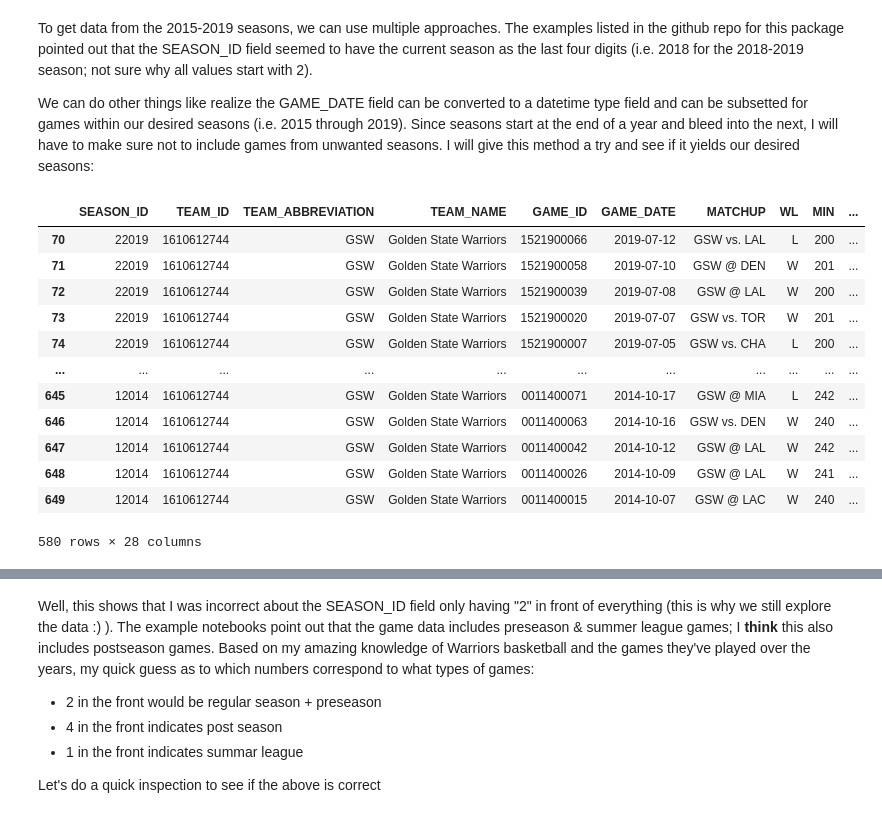
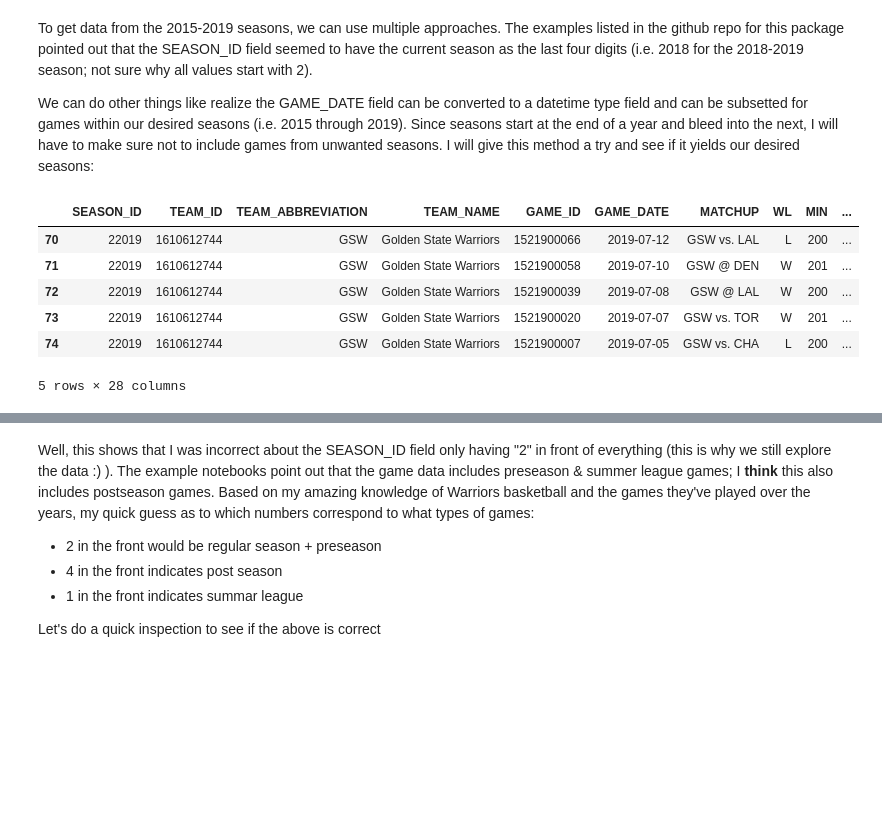
Before and after one commit to njfritter/Characteristic-Based-Time-Series-Clustering, a Jupyter notebook: rCode2012/notebooks/nba_data_gsw_dynasty_games_exploratory_analysis.ipynb, the cells around one changed output, grey strips where cells are left out. Saved outputs shown, nothing was run; the diff lists cells and outputs as text; code cells hidden in the pictures; blank space fills up the shorter version.

```diff
--- a/rCode2012/notebooks/nba_data_gsw_dynasty_games_exploratory_analysis.ipynb
+++ b/rCode2012/notebooks/nba_data_gsw_dynasty_games_exploratory_analysis.ipynb
@@ -61,22 +57,16 @@ We can do other things like realize the GAME_DATE field can be converted to a da
 # %%
 import pandas as pd
 games['GAME_DATE'] = pd.to_datetime(games['GAME_DATE'])
 dynasty_games = games.loc[(games['GAME_DATE'] > '2014-09-01') & (games['GAME_DATE'] < '2019-09-01'),:]
-dynasty_games
+display(dynasty_games.head(5))
 # %% [output]
 |  | SEASON_ID | TEAM_ID | TEAM_ABBREVIATION | TEAM_NAME | GAME_ID | GAME_DATE | MATCHUP | WL | MIN | ... |
 | 70 | 22019 | 1610612744 | GSW | Golden State Warriors | 1521900066 | 2019-07-12 | GSW vs. LAL | L | 200 | ... |
 | 71 | 22019 | 1610612744 | GSW | Golden State Warriors | 1521900058 | 2019-07-10 | GSW @ DEN | W | 201 | ... |
 | 72 | 22019 | 1610612744 | GSW | Golden State Warriors | 1521900039 | 2019-07-08 | GSW @ LAL | W | 200 | ... |
 | 73 | 22019 | 1610612744 | GSW | Golden State Warriors | 1521900020 | 2019-07-07 | GSW vs. TOR | W | 201 | ... |
 | 74 | 22019 | 1610612744 | GSW | Golden State Warriors | 1521900007 | 2019-07-05 | GSW vs. CHA | L | 200 | ... |
-| ... | ... | ... | ... | ... | ... | ... | ... | ... | ... | ... |
-| 645 | 12014 | 1610612744 | GSW | Golden State Warriors | 0011400071 | 2014-10-17 | GSW @ MIA | L | 242 | ... |
-| 646 | 12014 | 1610612744 | GSW | Golden State Warriors | 0011400063 | 2014-10-16 | GSW vs. DEN | W | 240 | ... |
-| 647 | 12014 | 1610612744 | GSW | Golden State Warriors | 0011400042 | 2014-10-12 | GSW @ LAL | W | 242 | ... |
-| 648 | 12014 | 1610612744 | GSW | Golden State Warriors | 0011400026 | 2014-10-09 | GSW @ LAL | W | 241 | ... |
-| 649 | 12014 | 1610612744 | GSW | Golden State Warriors | 0011400015 | 2014-10-07 | GSW @ LAC | W | 240 | ... |
-580 rows × 28 columns
+5 rows × 28 columns
 # %%
 # Looks pretty good, let's output games per season to confirm this
 dynasty_games['SEASON_ID'].value_counts()
```
Also changed, not shown: parts of 15 cells of this notebook.
